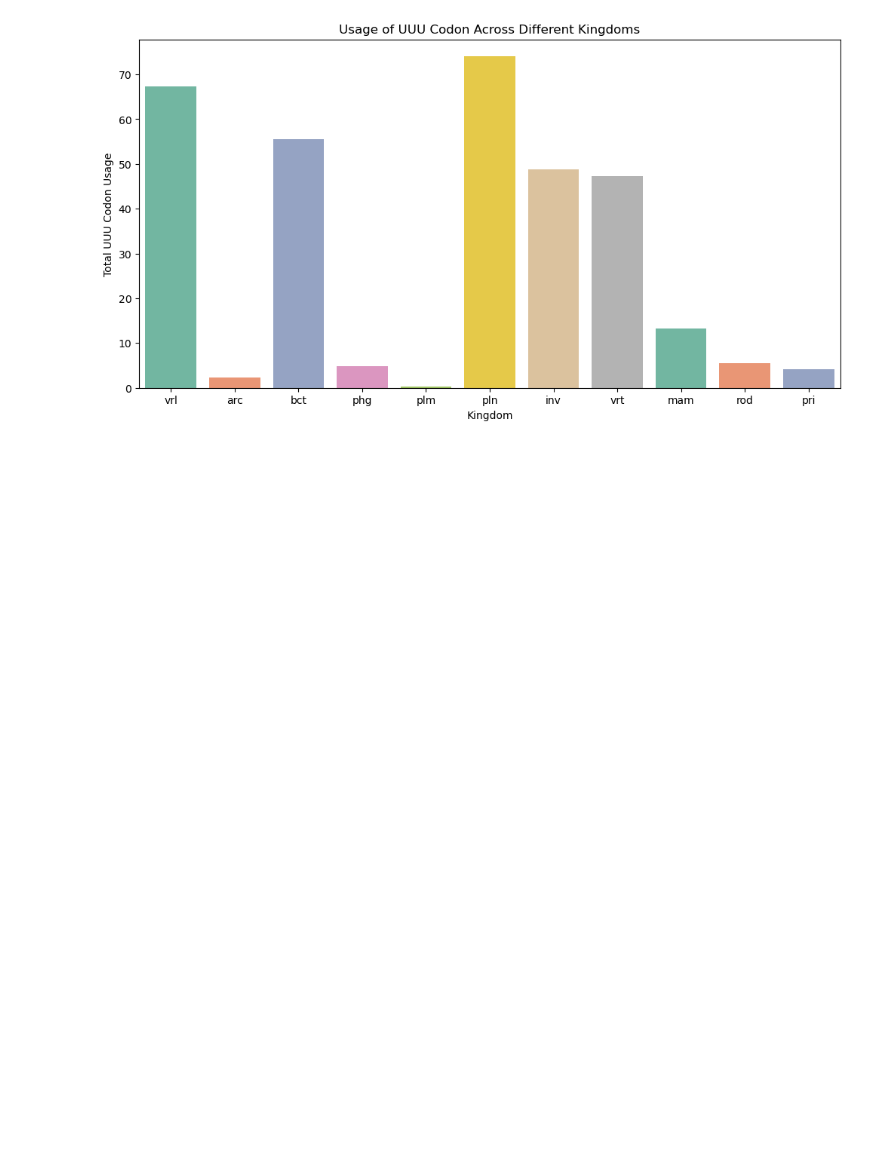
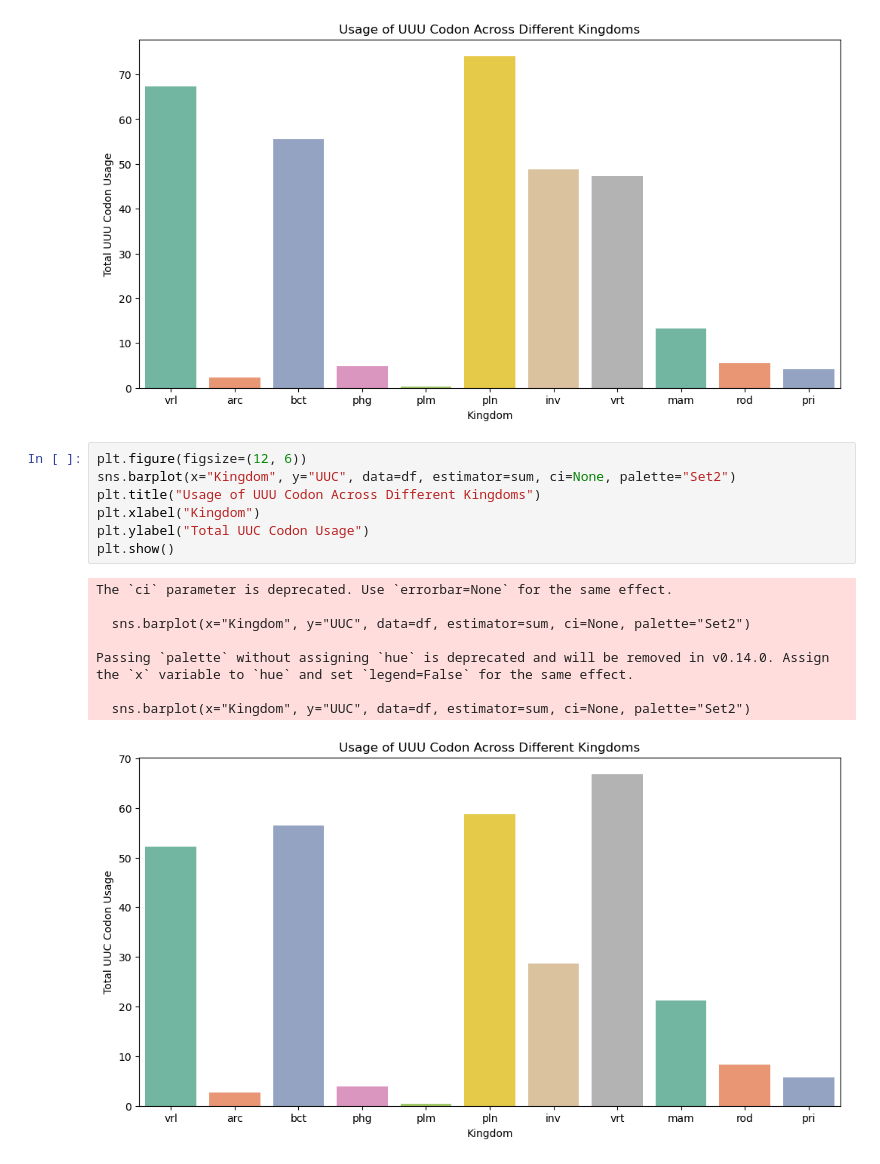
Before and after one commit to athiraparu28/Condon-usage, a Jupyter notebook: condon project.ipynb, the cells around one changed output. Saved outputs shown, nothing was run; the diff lists cells and outputs as text; blank space fills up the shorter version.

```diff
--- a/condon project.ipynb
+++ b/condon project.ipynb
@@ -140,3 +141,19 @@ Passing `palette` without assigning `hue` is deprecated and will be removed in v
 
   sns.barplot(x="Kingdom", y="UUU", data=df, estimator=sum, ci=None, palette="Set2")
 [figure]
+# %%
+plt.figure(figsize=(12, 6))
+sns.barplot(x="Kingdom", y="UUC", data=df, estimator=sum, ci=None, palette="Set2")
+plt.title("Usage of UUU Codon Across Different Kingdoms")
+plt.xlabel("Kingdom")
+plt.ylabel("Total UUC Codon Usage")
+plt.show()
+# %% [output]
+The `ci` parameter is deprecated. Use `errorbar=None` for the same effect.
+
+  sns.barplot(x="Kingdom", y="UUC", data=df, estimator=sum, ci=None, palette="Set2")
+
+Passing `palette` without assigning `hue` is deprecated and will be removed in v0.14.0. Assign the `x` variable to `hue` and set `legend=False` for the same effect.
+
+  sns.barplot(x="Kingdom", y="UUC", data=df, estimator=sum, ci=None, palette="Set2")
+[figure, added]
```
Also changed, not shown: parts of 18 cells of this notebook.
